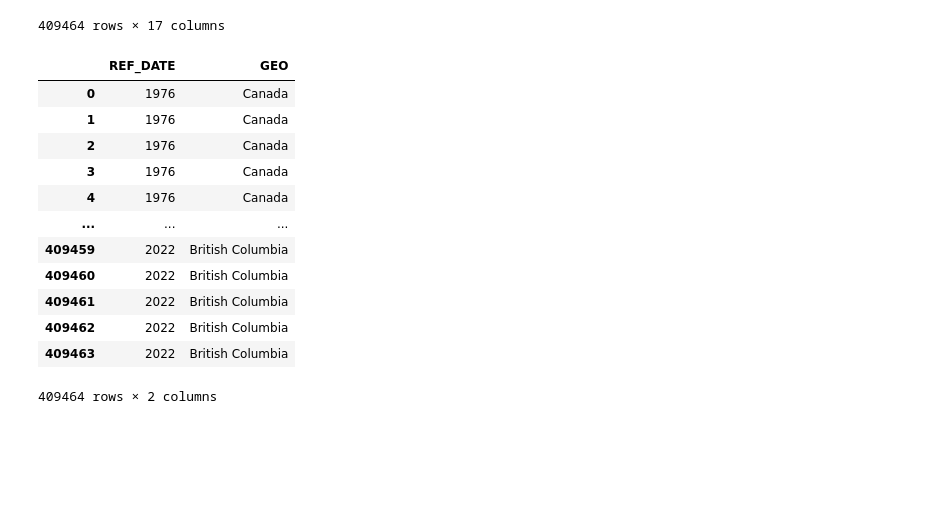
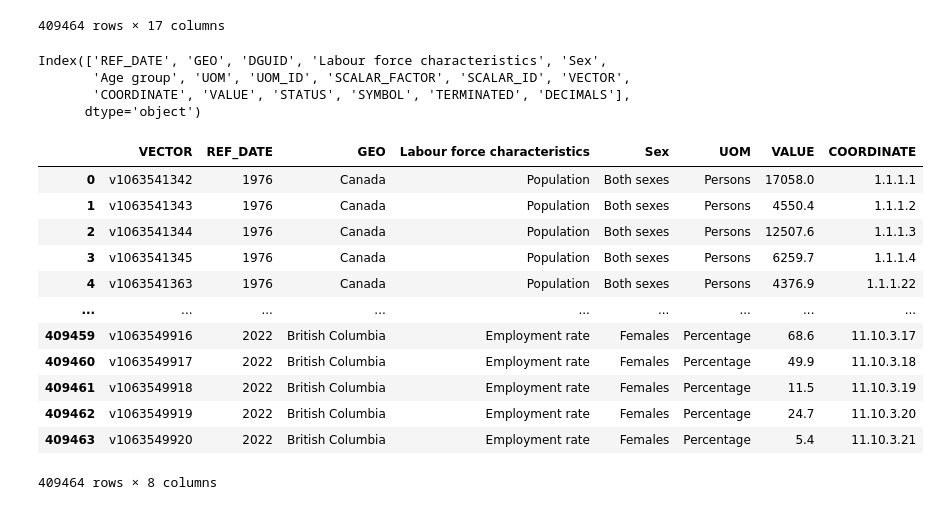
Before and after one commit to qudsia99/Project3-group4, a Jupyter notebook: jupyter_notebooks/employement_qudsia.ipynb, the cells around one changed output. Drawn from its saved outputs; the diff is of its cells as text; code cells hidden in the pictures; blank space fills up the shorter version.

```diff
--- a/jupyter_notebooks/employement_qudsia.ipynb
+++ b/jupyter_notebooks/employement_qudsia.ipynb
@@ -30,21 +30,31 @@ employ_df
 | 409462 | 2022 | British Columbia | 2016A000259 | Employment rate | Females | 65 to 69 years | Percentage | 242 | units | ... |
 | 409463 | 2022 | British Columbia | 2016A000259 | Employment rate | Females | 70 years and over | Percentage | 242 | units | ... |
 409464 rows × 17 columns
+# %%
+# Check and browse columns
+employ_df.columns
+# %% [output]
+Index(['REF_DATE', 'GEO', 'DGUID', 'Labour force characteristics', 'Sex',
+       'Age group', 'UOM', 'UOM_ID', 'SCALAR_FACTOR', 'SCALAR_ID', 'VECTOR',
+       'COORDINATE', 'VALUE', 'STATUS', 'SYMBOL', 'TERMINATED', 'DECIMALS'],
+      dtype='object')
 # %%
-# Drop irrelevant Columns
+# Drop irrelevant columns and rearrange remaining
+reduced_df = employ_df[['VECTOR','REF_DATE','GEO', 'Labour force characteristics','Sex',
+        'UOM','VALUE', 'COORDINATE']]
 
-reduced_df = employ_df[['REF_DATE','GEO','DGUID','UOM','Labour force characteristics','Sex','UOM_ID','SCALAR_FACTOR','']]
+reduced_df
 # %% [output]
-|  | REF_DATE | GEO |
-| 0 | 1976 | Canada |
-| 1 | 1976 | Canada |
-| 2 | 1976 | Canada |
-| 3 | 1976 | Canada |
-| 4 | 1976 | Canada |
-| ... | ... | ... |
-| 409459 | 2022 | British Columbia |
-| 409460 | 2022 | British Columbia |
-| 409461 | 2022 | British Columbia |
-| 409462 | 2022 | British Columbia |
-| 409463 | 2022 | British Columbia |
+|  | VECTOR | REF_DATE | GEO | Labour force characteristics | Sex | UOM | VALUE | COORDINATE |
+| 0 | v1063541342 | 1976 | Canada | Population | Both sexes | Persons | 17058.0 | 1.1.1.1 |
+| 1 | v1063541343 | 1976 | Canada | Population | Both sexes | Persons | 4550.4 | 1.1.1.2 |
+| 2 | v1063541344 | 1976 | Canada | Population | Both sexes | Persons | 12507.6 | 1.1.1.3 |
+| 3 | v1063541345 | 1976 | Canada | Population | Both sexes | Persons | 6259.7 | 1.1.1.4 |
+| 4 | v1063541363 | 1976 | Canada | Population | Both sexes | Persons | 4376.9 | 1.1.1.22 |
+| ... | ... | ... | ... | ... | ... | ... | ... | ... |
+| 409459 | v1063549916 | 2022 | British Columbia | Employment rate | Females | Percentage | 68.6 | 11.10.3.17 |
+| 409460 | v1063549917 | 2022 | British Columbia | Employment rate | Females | Percentage | 49.9 | 11.10.3.18 |
+| 409461 | v1063549918 | 2022 | British Columbia | Employment rate | Females | Percentage | 11.5 | 11.10.3.19 |
+| 409462 | v1063549919 | 2022 | British Columbia | Employment rate | Females | Percentage | 24.7 | 11.10.3.20 |
+| 409463 | v1063549920 | 2022 | British Columbia | Employment rate | Females | Percentage | 5.4 | 11.10.3.21 |
-409464 rows × 2 columns
+409464 rows × 8 columns
```
Also changed, not shown: parts of 8 cells of this notebook.
